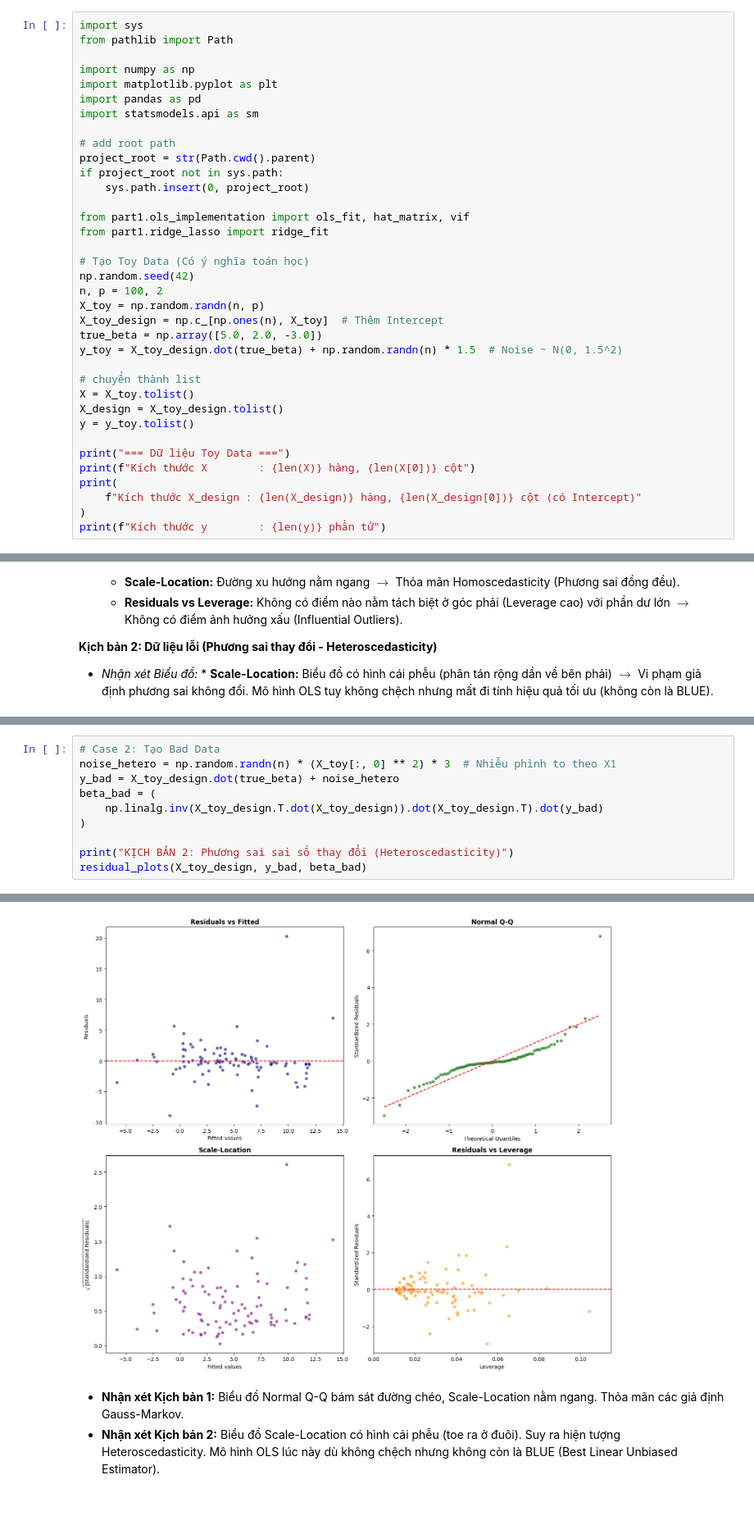
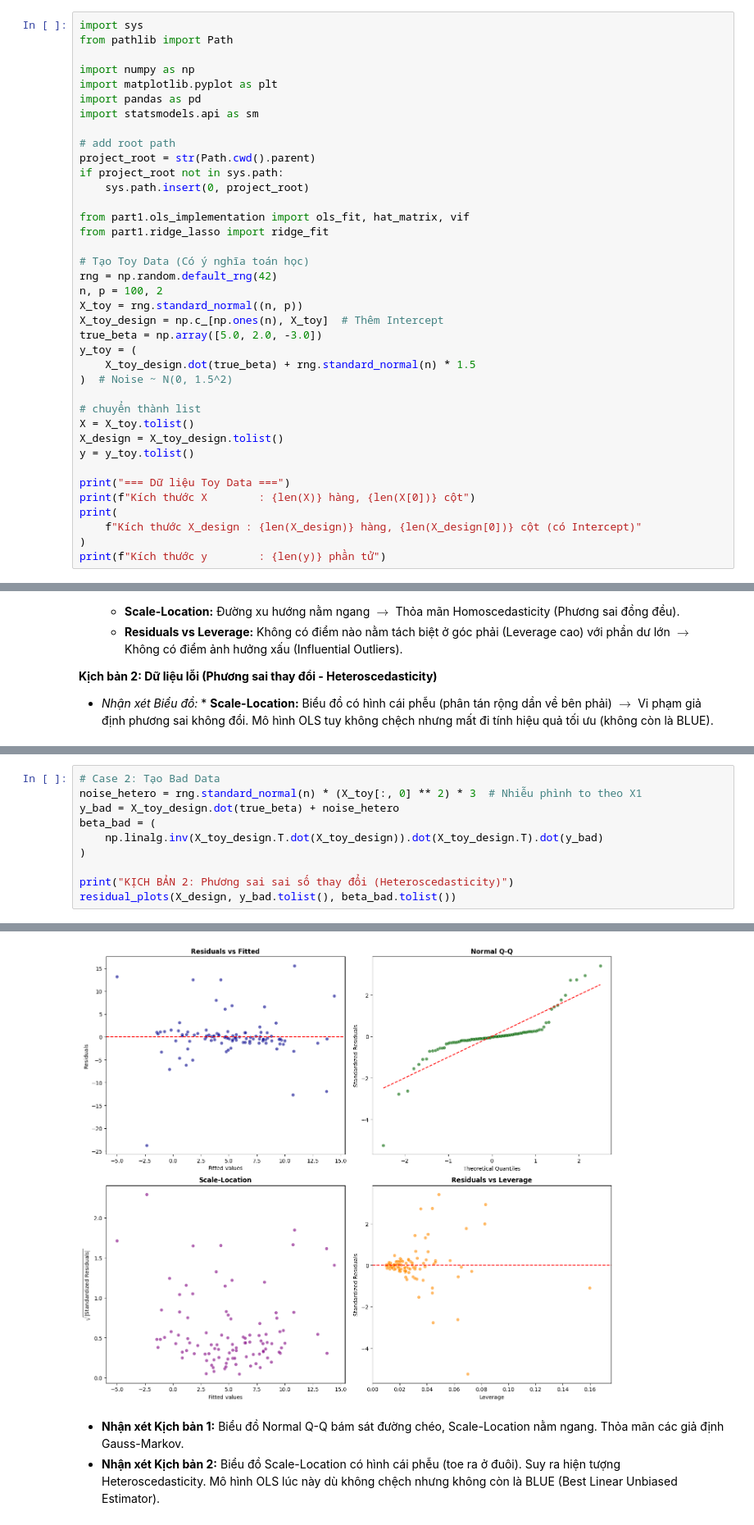
Before and after one commit to QuangNguyenNgoc/datafitting-and-ols-methods, a Jupyter notebook: part1/part1_notebook.ipynb, the cells around one changed output, grey strips where cells are left out. Shown at 82% size. Cells and saved outputs as stored; diff of their text form.

```diff
--- a/part1/part1_notebook.ipynb
+++ b/part1/part1_notebook.ipynb
@@ -18,12 +18,14 @@ from part1.ols_implementation import ols_fit, hat_matrix, vif
 from part1.ridge_lasso import ridge_fit
 
 # Tạo Toy Data (Có ý nghĩa toán học)
-np.random.seed(42)
+rng = np.random.default_rng(42)
 n, p = 100, 2
-X_toy = np.random.randn(n, p)
+X_toy = rng.standard_normal((n, p))
 X_toy_design = np.c_[np.ones(n), X_toy]  # Thêm Intercept
 true_beta = np.array([5.0, 2.0, -3.0])
-y_toy = X_toy_design.dot(true_beta) + np.random.randn(n) * 1.5  # Noise ~ N(0, 1.5^2)
+y_toy = (
+    X_toy_design.dot(true_beta) + rng.standard_normal(n) * 1.5
+)  # Noise ~ N(0, 1.5^2)
 
 # chuyển thành list
 X = X_toy.tolist()
@@ -312,12 +366,12 @@ KỊCH BẢN 1: Phương sai sai số không đổi
 # %%
 # Case 2: Tạo Bad Data
-noise_hetero = np.random.randn(n) * (X_toy[:, 0] ** 2) * 3  # Nhiễu phình to theo X1
+noise_hetero = rng.standard_normal(n) * (X_toy[:, 0] ** 2) * 3  # Nhiễu phình to theo X1
 y_bad = X_toy_design.dot(true_beta) + noise_hetero
 beta_bad = (
     np.linalg.inv(X_toy_design.T.dot(X_toy_design)).dot(X_toy_design.T).dot(y_bad)
 )
 
 print("KỊCH BẢN 2: Phương sai sai số thay đổi (Heteroscedasticity)")
-residual_plots(X_toy_design, y_bad, beta_bad)
+residual_plots(X_design, y_bad.tolist(), beta_bad.tolist())
 # %% [output]
 KỊCH BẢN 2: Phương sai sai số thay đổi (Heteroscedasticity)
@@ -324,4 +379,4 @@ KỊCH BẢN 2: Phương sai sai số thay đổi (Heteroscedasticity)
-[figure, old version]
+[figure, new version]
 # %% [markdown]
 * **Nhận xét Kịch bản 1:** Biểu đồ Normal Q-Q bám sát đường chéo, Scale-Location nằm ngang. Thỏa mãn các giả định Gauss-Markov.
 * **Nhận xét Kịch bản 2:** Biểu đồ Scale-Location có hình cái phễu (toe ra ở đuôi). Suy ra hiện tượng Heteroscedasticity. Mô hình OLS lúc này dù không chệch nhưng không còn là BLUE (Best Linear Unbiased Estimator).
```
Also changed, not shown: parts of 10 cells of this notebook.
